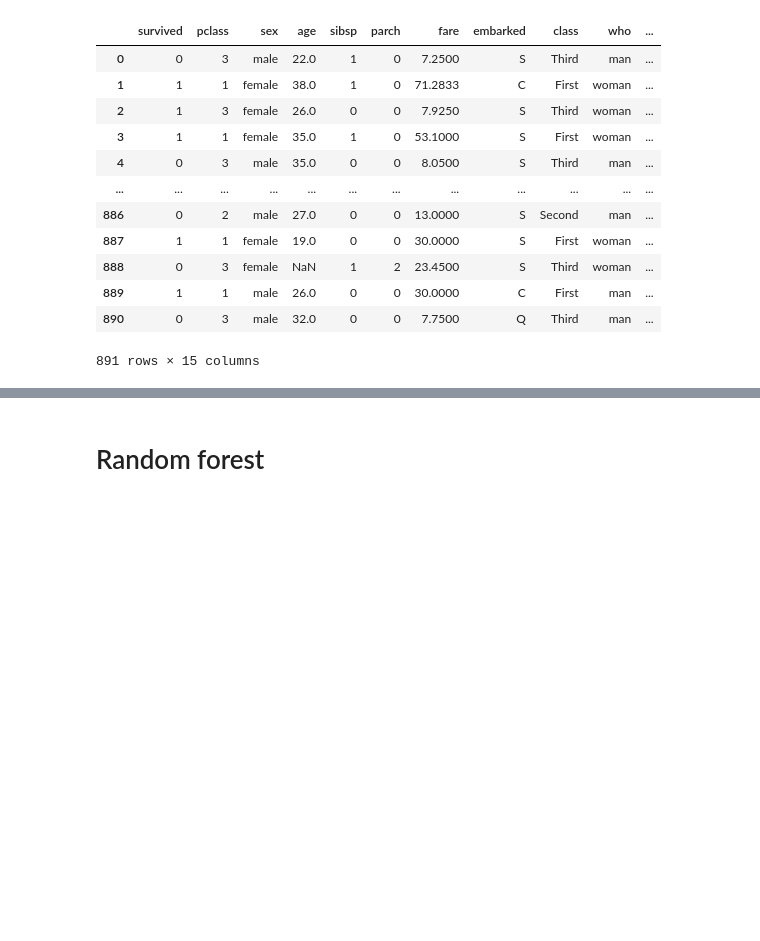
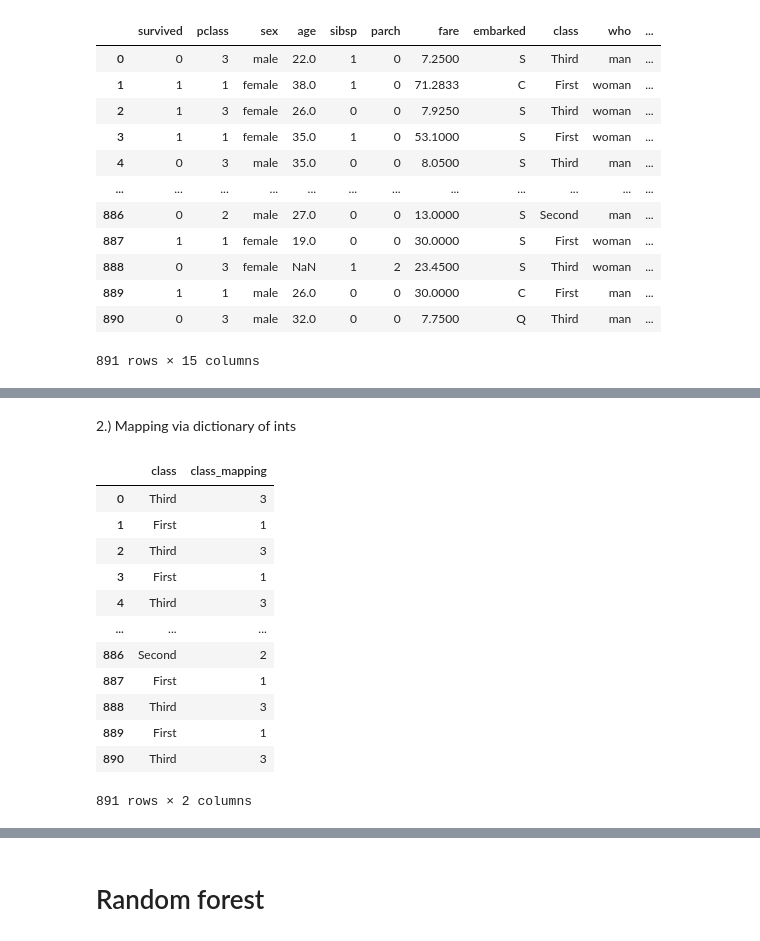
Before and after one commit to leropo00/ml_digital_art, a Jupyter notebook: notebooks/tutorial/tutorial_training_of_tabular.ipynb, the cells around one changed output, grey strips where cells are left out. Saved outputs shown, nothing was run; the diff lists cells and outputs as text; code cells hidden in the pictures; blank space fills up the shorter version.

```diff
--- a/notebooks/tutorial/tutorial_training_of_tabular.ipynb
+++ b/notebooks/tutorial/tutorial_training_of_tabular.ipynb
@@ -210,0 +262,3 @@ pd.get_dummies(df, columns=['who','embarked', 'embark_town']).head()
+# %%
+df["class_mapping"] = df["class"].astype(cat_type).cat.codes
+df['class_mapping']
@@ -210,0 +280,20 @@ pd.get_dummies(df, columns=['who','embarked', 'embark_town']).head()
+# %% [markdown]
+2.) Mapping via dictionary of ints
+# %%
+mapping = {"First": 1, "Second": 2, "Third": 3}
+df["class_mapping"] =  df['class'].map({'First': 1, 'Second': 2, 'Third': 3})
+df[["class", "class_mapping"]]
+# %% [output]
+|  | class | class_mapping |
+| 0 | Third | 3 |
+| 1 | First | 1 |
+| 2 | Third | 3 |
+| 3 | First | 1 |
+| 4 | Third | 3 |
+| ... | ... | ... |
+| 886 | Second | 2 |
+| 887 | First | 1 |
+| 888 | Third | 3 |
+| 889 | First | 1 |
+| 890 | Third | 3 |
+891 rows × 2 columns
```
Also changed, not shown: parts of 15 cells of this notebook.
